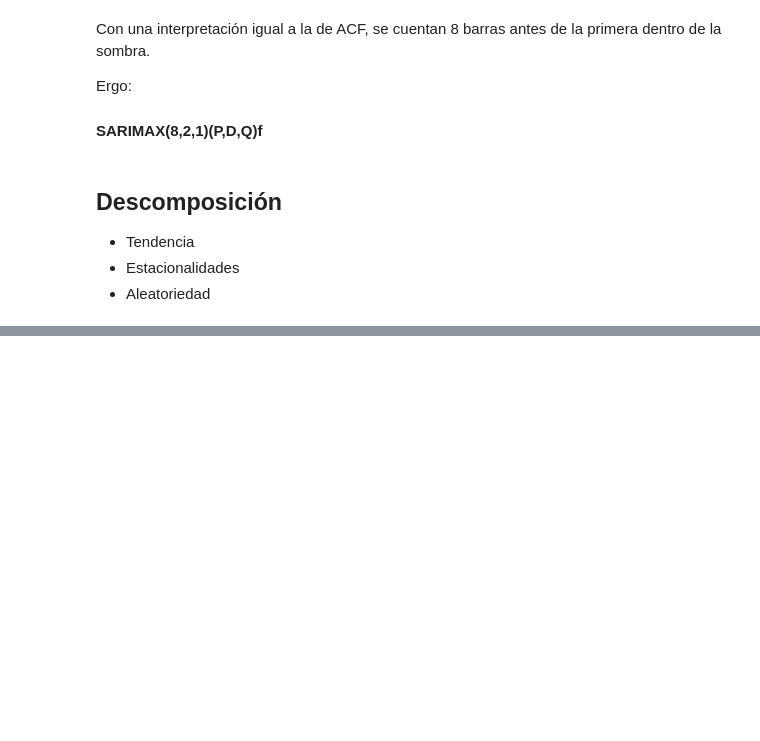
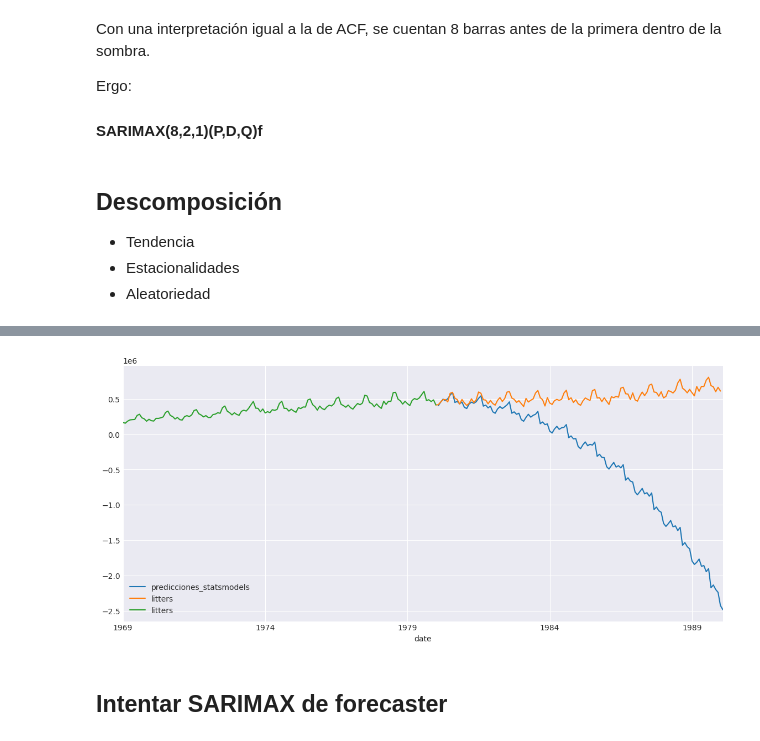
Before and after one commit to SGiraldoZ/NBs_BI, a Jupyter notebook: modelos_regresivos_sarimax.ipynb, the cells around one changed output, grey strips where cells are left out. Saved outputs shown, nothing was run; the diff lists cells and outputs as text; code cells hidden in the pictures; blank space fills up the shorter version.

```diff
--- a/modelos_regresivos_sarimax.ipynb
+++ b/modelos_regresivos_sarimax.ipynb
@@ -272,0 +327,5 @@ Text(0.5, 1.0, 'Aleatoriedad Diferencial Orden 2')
+# %%
+modelo = SARIMAX(endog = datos_ajuste, order = (8,2,1), seasonal_order=(8,2,3, 12))
+
+modelo_res = modelo.fit()
+modelo_res.summary()
@@ -272,0 +392,4 @@ Text(0.5, 1.0, 'Aleatoriedad Diferencial Orden 2')
+# %%
+predicciones_statsmodels = modelo_res.get_forecast(steps = len(datos_validacion)).predicted_mean
+predicciones_statsmodels.name = 'predicciones_statsmodels'
+predicciones_statsmodels
@@ -272,0 +409,14 @@ Text(0.5, 1.0, 'Aleatoriedad Diferencial Orden 2')
+# %%
+plt.figure(figsize=(14,6))
+
+predicciones_statsmodels.plot()
+datos_validacion.plot()
+datos_ajuste.plot()
+
+plt.legend()
+
+plt.show()
+# %% [output]
+[figure, added]
+# %% [markdown]
+## Intentar SARIMAX de forecaster
```
Also changed, not shown: parts of 30 cells of this notebook.
